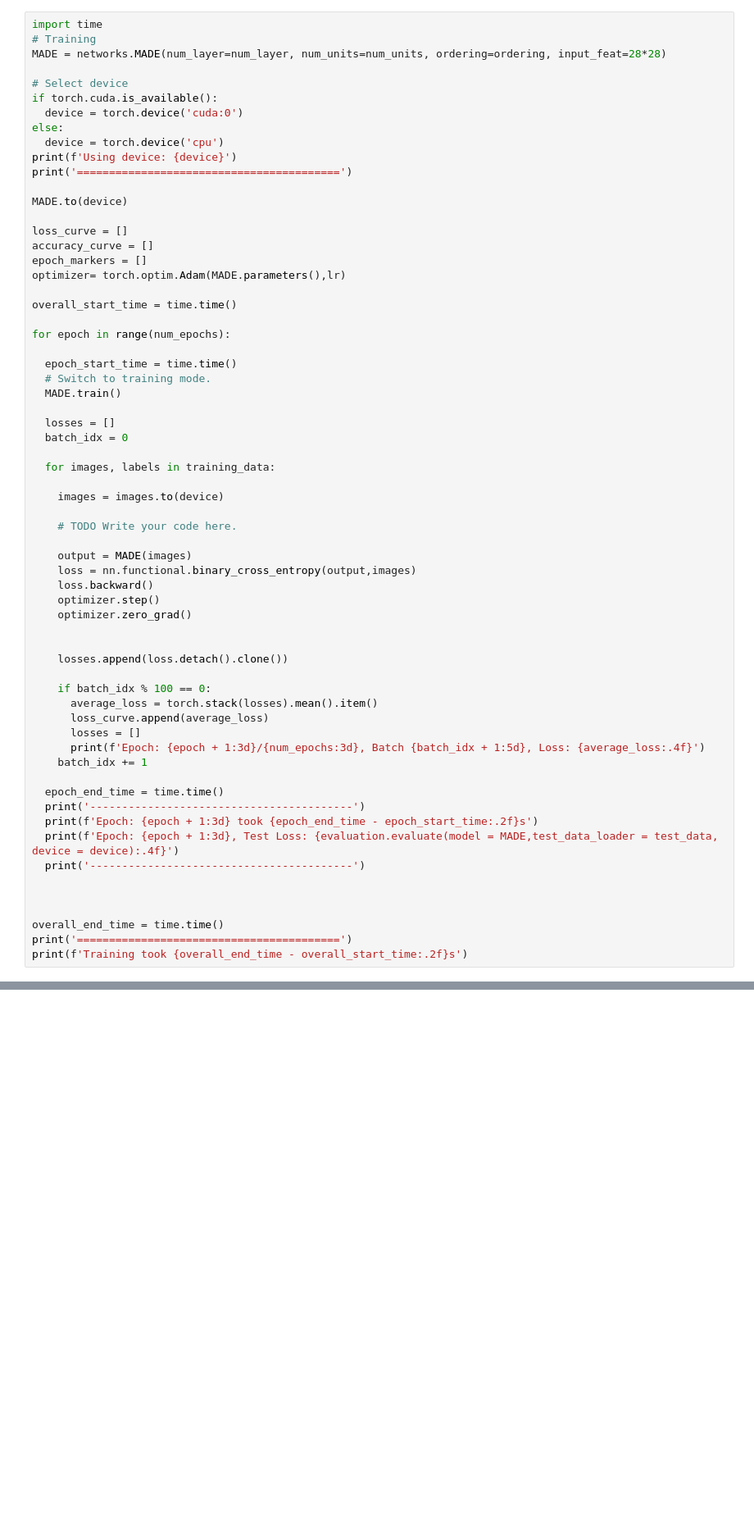
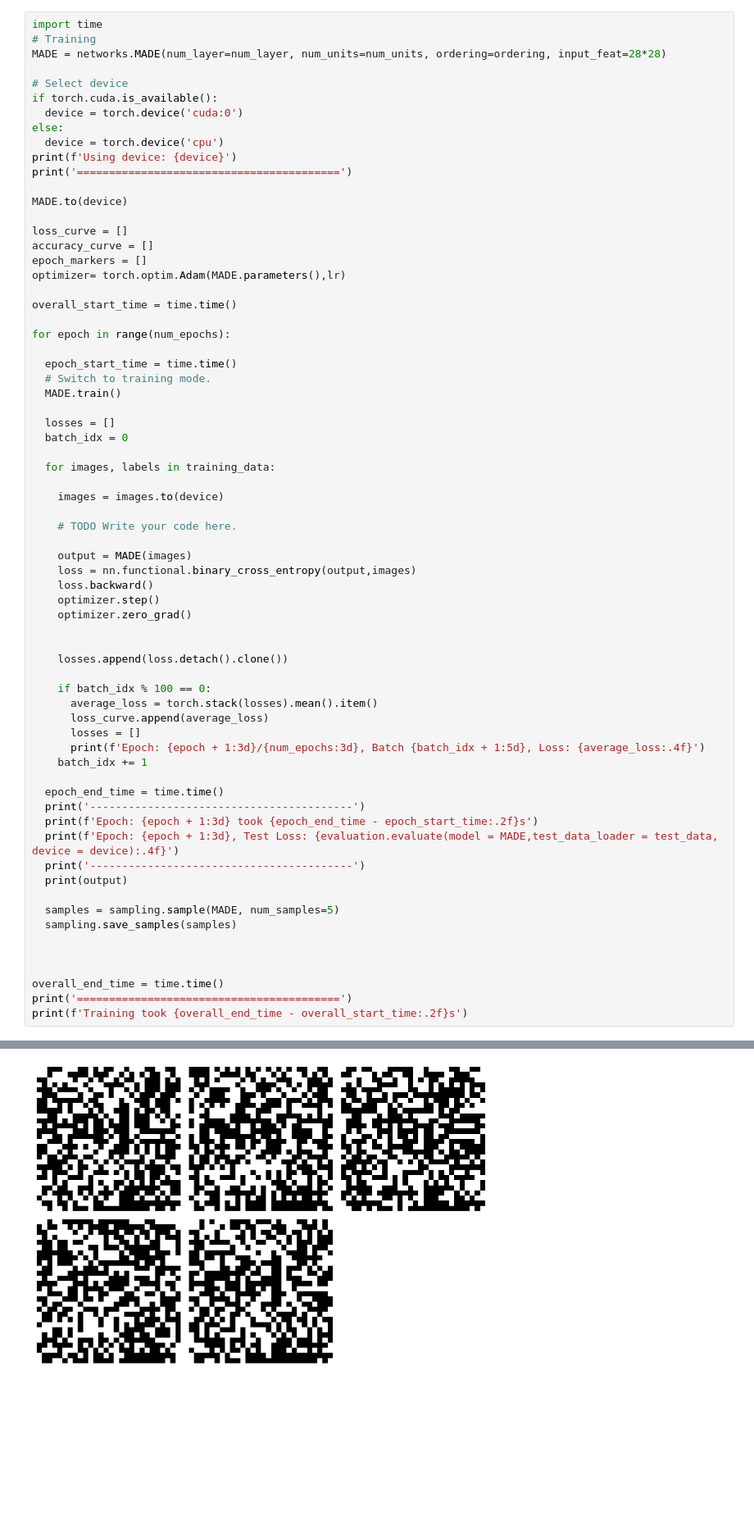
Before and after one commit to jonaskir6/autoregressive_models, a Jupyter notebook: MADE/train.ipynb, the cells around one changed output, grey strips where cells are left out. Shown at 82% size. Cells and saved outputs as stored; diff of their text form; blank space fills up the shorter version.

```diff
--- a/MADE/train.ipynb
+++ b/MADE/train.ipynb
@@ -89,6 +89,10 @@ for epoch in range(num_epochs):
   print(f'Epoch: {epoch + 1:3d} took {epoch_end_time - epoch_start_time:.2f}s')
   print(f'Epoch: {epoch + 1:3d}, Test Loss: {evaluation.evaluate(model = MADE,test_data_loader = test_data, device = device):.4f}')
   print('-----------------------------------------')
+  print(output)
+
+  samples = sampling.sample(MADE, num_samples=5)
+  sampling.save_samples(samples)
 
 
 
@@ -115,0 +120 @@ Epoch:   3/  5, Batch   801, Loss: 0.0581
+[figure, added]
```
Also changed, not shown: parts of 4 cells of this notebook, 2 other files.
